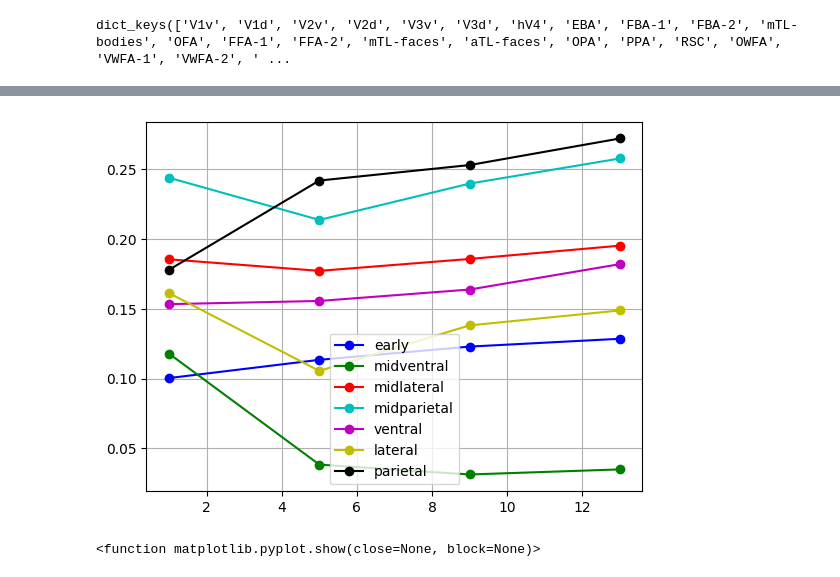
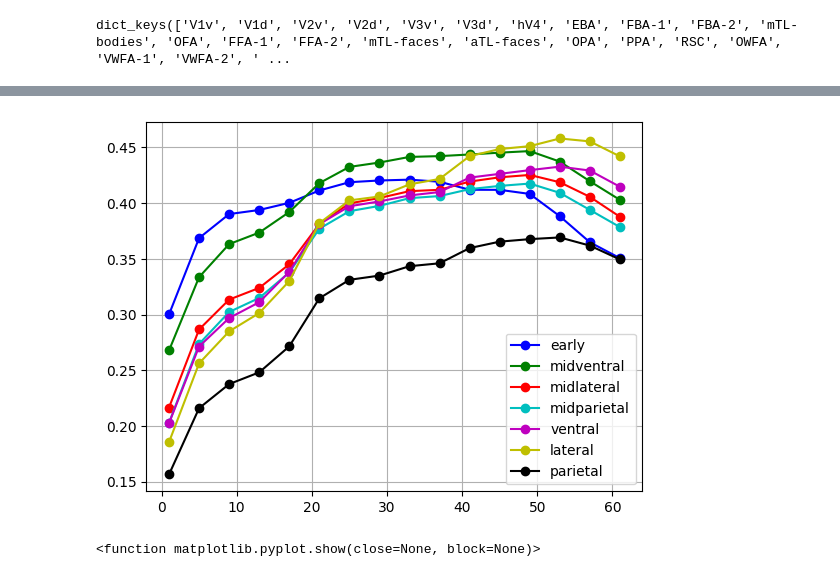
Before and after one commit to suyamat/ScalingVisionEncoder, a Jupyter notebook: notebooks/analyze_layer.ipynb, the cells around one changed output, grey strips where cells are left out. Drawn from its saved outputs; the diff is of its cells as text; code cells hidden in the pictures.

```diff
--- a/notebooks/analyze_layer.ipynb
+++ b/notebooks/analyze_layer.ipynb
@@ -16,16 +16,16 @@ stim_path = "/mount/nfs5/matsuyama-takuya/dataset/alg2023/features"
 save_path = "/mount/nfs5/matsuyama-takuya/dataset/alg2023/results"
 model_name = "eva02-clip-enormous"
 subjects = [f"subj{str(s).zfill(2)}" for s in range(1, 9)]
-use_n_samples = 5000
+use_n_samples = 3000
 n_layers = 64
 test_split = 0.1
 # %%
 subjects_scores = {}
 for sub in subjects:
-    # if sub=='subj03':
-    #     break
+    if sub!='subj01':
+        break
     print(f"Using {sub}'s response data...")
-    subjects_scores[sub] = {}
+
     for hemi in ["lh", "rh"]:
         for layer in range(1, n_layers+1, 4):
             print(f"Extracting features from layer{layer}")
@@ -54,11 +54,11 @@ for sub in subjects:
             scores = backend.to_numpy(scores)
             print(f"Mean test scores: {np.mean(scores)}")
 
-            subjects_scores[sub][layer] = scores
+            subjects_scores[layer] = scores
 
-        scores_save_dir = f"{save_path}/{model_name}/scores/"
-        os.makedirs(scores_save_dir, exist_ok=True)
-        np.save(f"{scores_save_dir}/{hemi}_test_scores.npy", subjects_scores)
+        # scores_save_dir = f"{save_path}/{model_name}/scores/{sub}"
+        # os.makedirs(scores_save_dir, exist_ok=True)
+        # np.save(f"{scores_save_dir}/{hemi}_test_scores.npy", subjects_scores)
 # %% [output]
 Using subj01's response data...
 Extracting features from layer1
@@ -108,37 +107,40 @@ lh_scores.item()
 # %%
-lh_scores = np.load(os.path.join(save_path, model_name, "scores/lh_test_scores.npy"), allow_pickle=True).item()
-rh_scores = np.load(os.path.join(save_path, model_name, "scores/rh_test_scores.npy"), allow_pickle=True).item()
+
 roi_name, _ = load_roi(resp_path, 'subj01')
 # roi_names = roi_name.keys()
 roi_names = ['early', 'midventral', 'midlateral', 'midparietal', 'ventral', 'lateral', 'parietal']
 # color_list = sns.hls_palette(len(roi_names), l=.4, s=.8)
 color_list = ['b', 'g', 'r', 'c', 'm', 'y', 'k', '0.5']
 for (roi, color) in zip(roi_names, color_list):
     sub_mean_scores = []
     for sub in subjects:
+        # if sub == "subj04":
+        #     break
+        lh_sub_scores = np.load(os.path.join(save_path, model_name, f"scores/{sub}/lh_test_scores.npy"), allow_pickle=True).item()
+        rh_sub_scores = np.load(os.path.join(save_path, model_name, f"scores/{sub}/rh_test_scores.npy"), allow_pickle=True).item()
         lh_roi, rh_roi = load_roi(resp_path, sub)
         lh_roi_idx = lh_roi[roi]
         rh_roi_idx = rh_roi[roi]
         layer_idx_list = []
         layer_scores = []
         for (lh_layer_idx, lh_layer_scores), (rh_layer_idx, rh_layer_scores) in zip(lh_sub_scores.items(), rh_sub_scores.items()):
             layer_idx_list.append(lh_layer_idx)
             both_scores = (np.median(lh_layer_scores[lh_roi_idx]) + np.median(rh_layer_scores[rh_roi_idx])) / 2.0
             layer_scores.append(both_scores)
         layer_scores = np.array(layer_scores)
         sub_mean_scores.append(layer_scores)
     sub_mean_scores = np.array(sub_mean_scores)
     sub_mean_scores = sub_mean_scores.mean(axis=0)
     x = layer_idx_list
     y = sub_mean_scores
     plt.plot(x, y, marker="o", color=color, label=roi)
 # plt.xlim([0.8, x.max()+ 1000])
 # plt.ylim([-0,1, y.max()+0.1])
 plt.grid()
 plt.legend()
 plt.show()
 # %% [output]
-[figure, old version]
+[figure, new version]
 # %%
 
 
```
Also changed, not shown: parts of 3 cells of this notebook, 1 other file.
